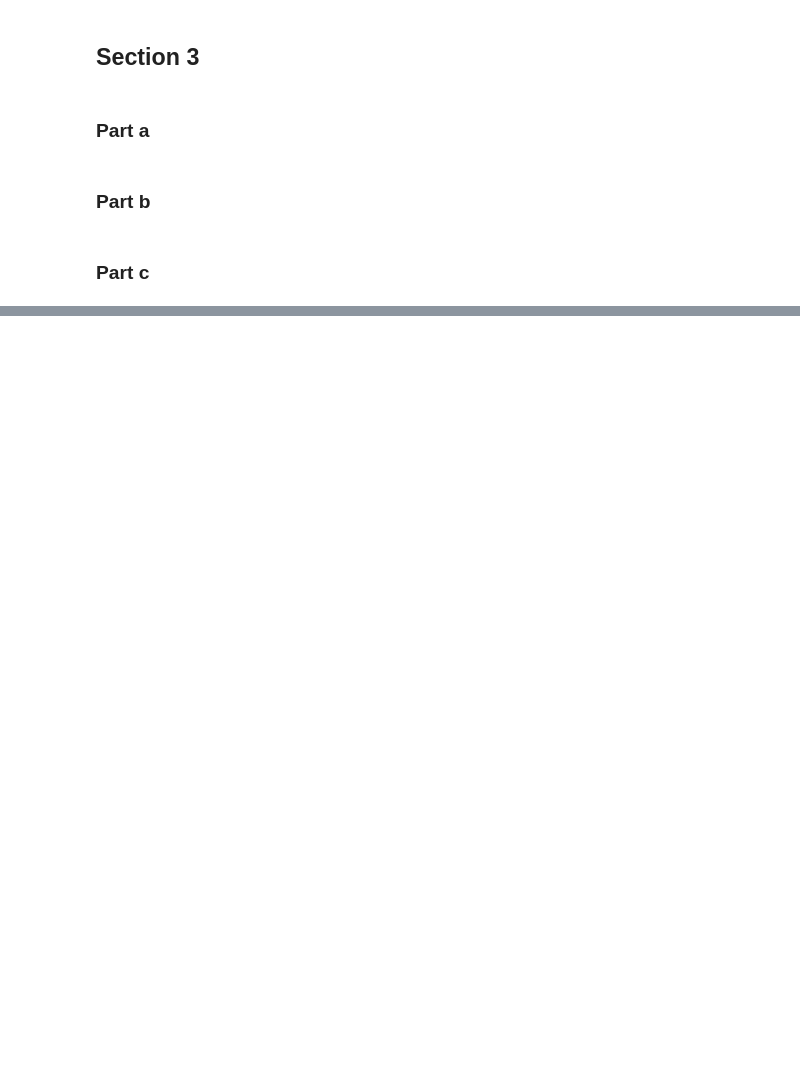
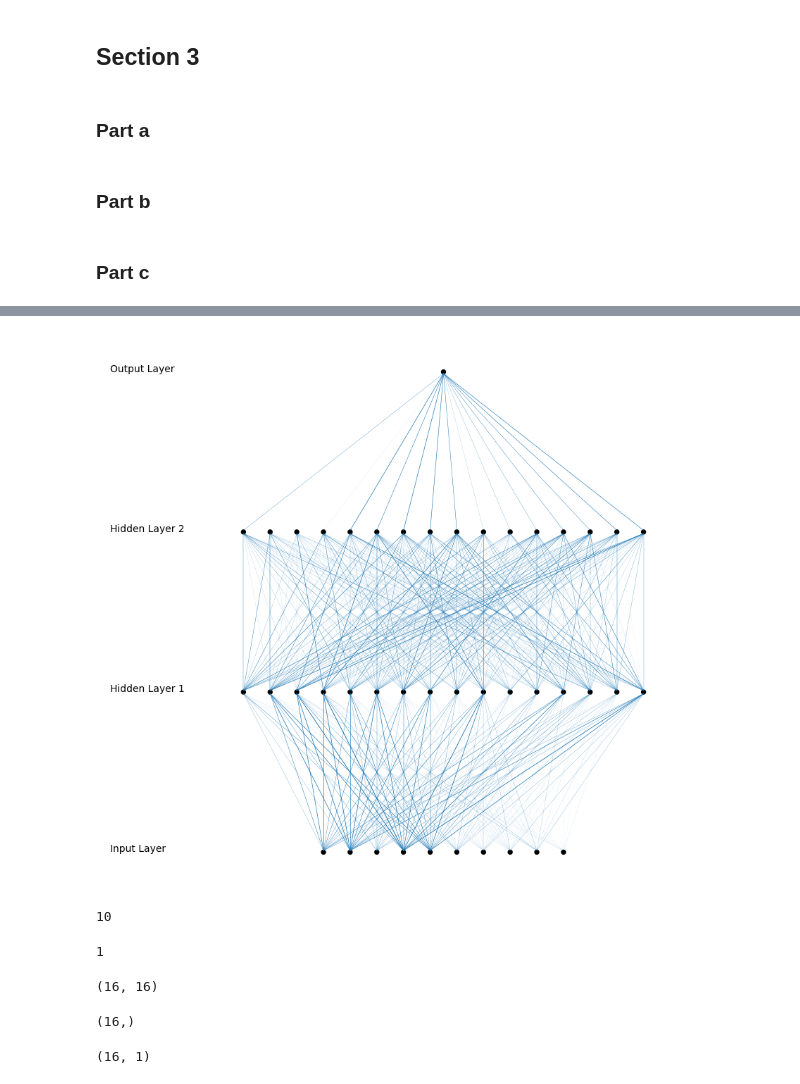
Before and after one commit to anaconda121/Deep-Learning, a Jupyter notebook: Tensorflow/Regression_Mini_Project.ipynb, the cells around one changed output, grey strips where cells are left out. Drawn from its saved outputs; the diff is of its cells as text; code cells hidden in the pictures; blank space fills up the shorter version.

```diff
--- a/Tensorflow/Regression_Mini_Project.ipynb
+++ b/Tensorflow/Regression_Mini_Project.ipynb
@@ -82,0 +209,57 @@ Epoch 100/100
+# %%
+def parse_tf_weights(model, include_input_layer=True):
+    """Get the layer-sizes and weights of a tf.keras.Model or tf.Module with fully-connected layers only.
+
+    params:
+        model -- the tf.keras.Model from which to get layer-sizes and weights
+        include_input_layer -- boolean, default True, whether to include the input layer (in case it is really large and clutters the plot)
+    returns:
+        layer_sizes -- a list of ints of layer sizes
+        weights -- a list of matrices of weights
+    """
+    layer_sizes = []
+    weights = []
+
+    model_weights_total = model.get_weights()
+
+    for i in range(len(model_weights_total)):
+      if (i == 0 and include_input_layer == True and len(model_weights_total[0].shape) == 2):
+        weights.append(model_weights_total[0])
+        layer_sizes.append(model_weights_total[0].shape[0])
+
+      if (len(model_weights_total[i].shape) == 2 and i > 0):
+        weights.append(model_weights_total[i])
+
+      if (len(model_weights_total[i].shape) == 1):
+        layer_sizes.append(model_weights_total[i].shape[0])
+
+      #print(i, len(weights), len(layer_sizes))
+
+    return layer_sizes, weights
+# %%
+layer_sizes, weights = parse_tf_weights(gt1_model1)
+# %%
+plt.figure(figsize=(5,5)) # tweak the size values here until it looks good on your own screen
+draw_MLP(layer_sizes=layer_sizes, weights=weights)
+# %% [output]
+[figure, added]
+# %%
+np.array(gt1_model1.get_weights())[0].shape[0]
+# %% [output]
+10
+# %%
+len(np.array(gt1_model1.get_weights())[1].shape)
+# %% [output]
+1
+# %%
+np.array(gt1_model1.get_weights())[2].shape
+# %% [output]
+(16, 16)
+# %%
+np.array(gt1_model1.get_weights())[3].shape
+# %% [output]
+(16,)
+# %%
+np.array(gt1_model1.get_weights())[4].shape
+# %% [output]
+(16, 1)
```
Also changed, not shown: parts of 29 cells of this notebook.
